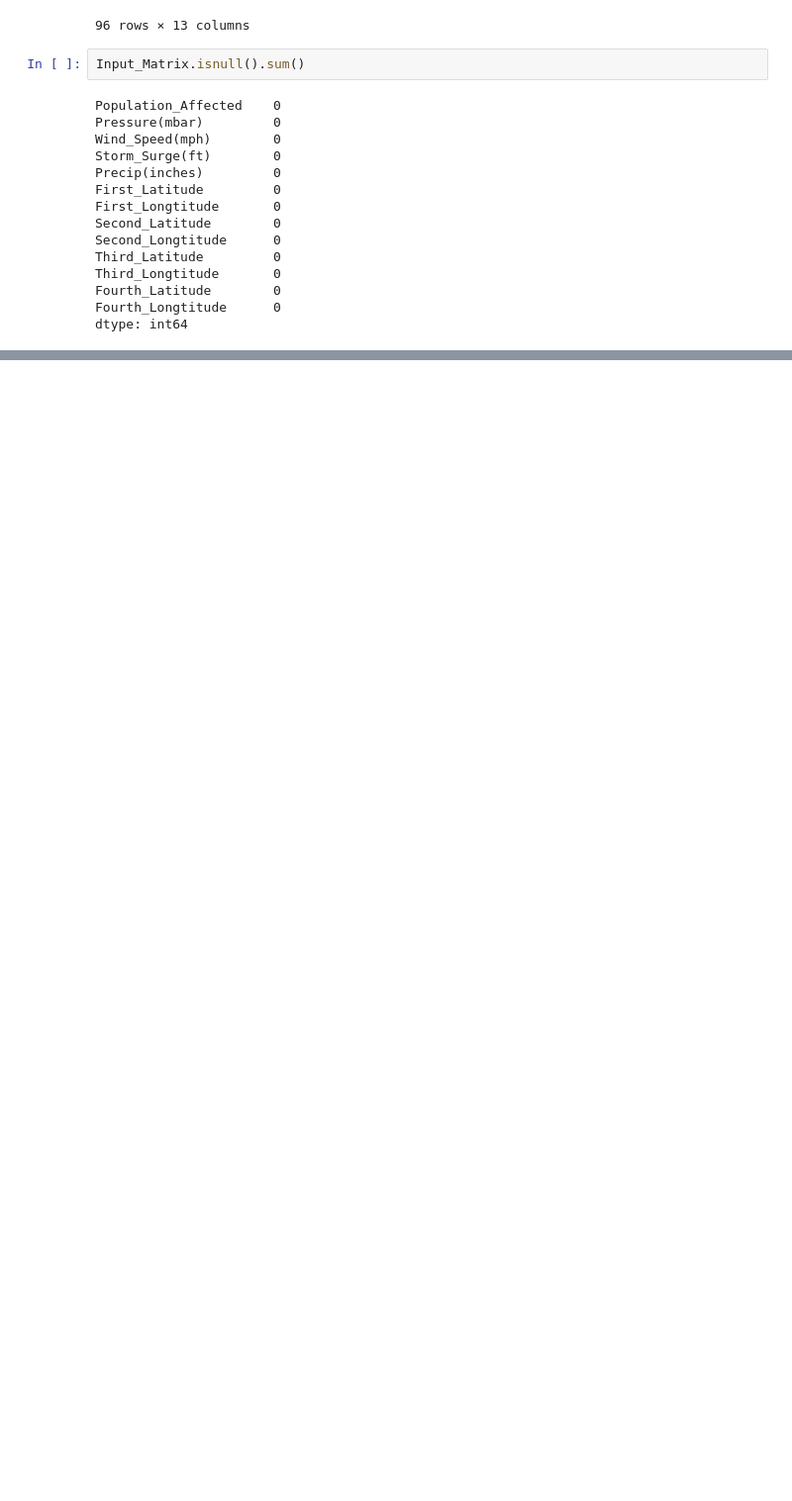
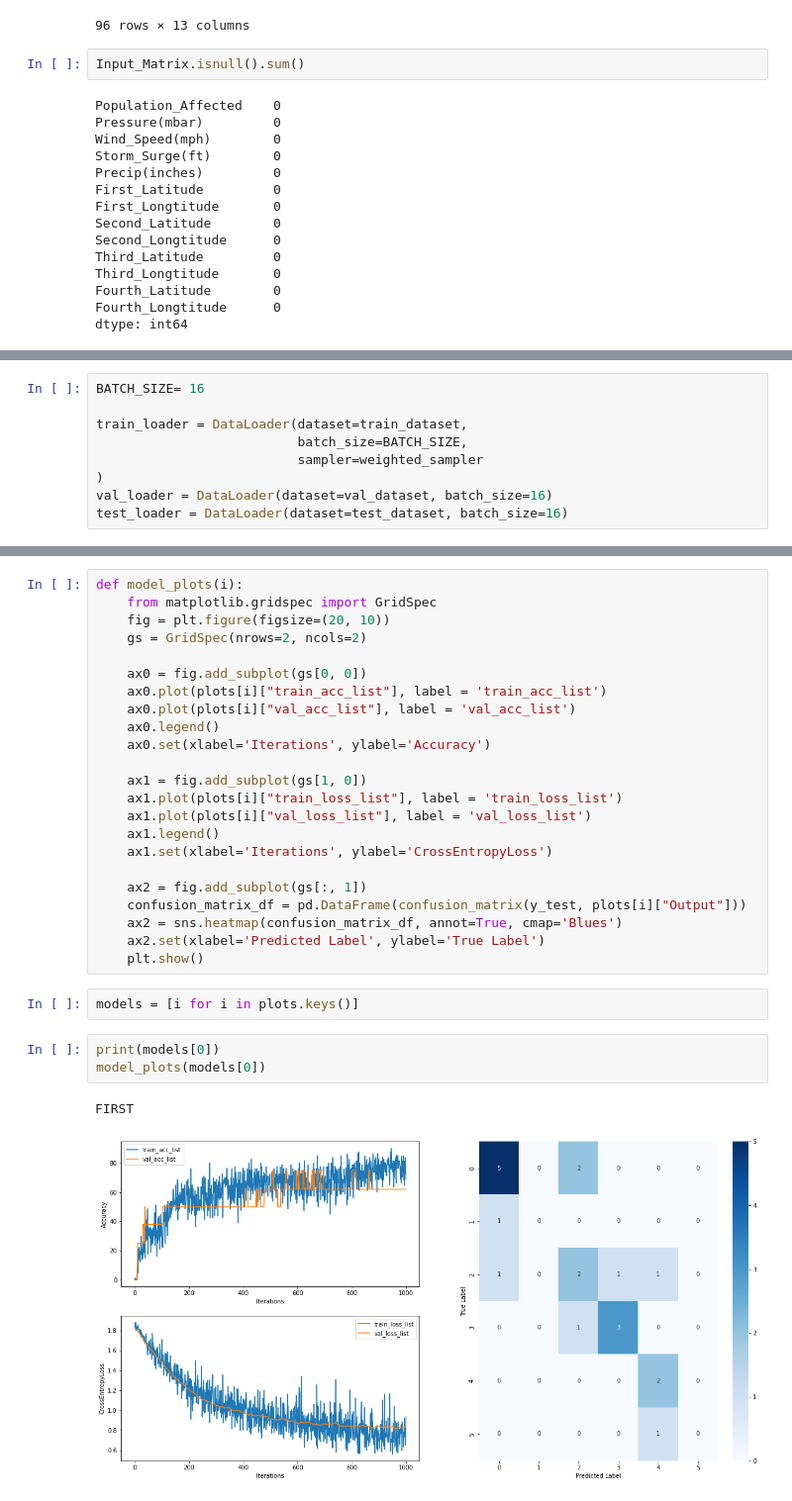
Before and after one commit to bharadwaj1098/Pyt-Ex, a Jupyter notebook: historic_data.ipynb, the cells around one changed output, grey strips where cells are left out. Shown: that part at 99% size. Cells and saved outputs as stored; diff of their text form; blank space fills up the shorter version.

```diff
--- a/historic_data.ipynb
+++ b/historic_data.ipynb
@@ -74,0 +222,9 @@ Target_Matrix
+# %%
+BATCH_SIZE= 16
+
+train_loader = DataLoader(dataset=train_dataset,
+                          batch_size=BATCH_SIZE,
+                          sampler=weighted_sampler
+)
+val_loader = DataLoader(dataset=val_dataset, batch_size=16)
+test_loader = DataLoader(dataset=test_dataset, batch_size=16)
@@ -74,0 +259,31 @@ Target_Matrix
+# %%
+def model_plots(i):
+    from matplotlib.gridspec import GridSpec
+    fig = plt.figure(figsize=(20, 10))
+    gs = GridSpec(nrows=2, ncols=2)
+
+    ax0 = fig.add_subplot(gs[0, 0])
+    ax0.plot(plots[i]["train_acc_list"], label = 'train_acc_list')
+    ax0.plot(plots[i]["val_acc_list"], label = 'val_acc_list')
+    ax0.legend()
+    ax0.set(xlabel='Iterations', ylabel='Accuracy')
+
+    ax1 = fig.add_subplot(gs[1, 0])
+    ax1.plot(plots[i]["train_loss_list"], label = 'train_loss_list')
+    ax1.plot(plots[i]["val_loss_list"], label = 'val_loss_list')
+    ax1.legend()
+    ax1.set(xlabel='Iterations', ylabel='CrossEntropyLoss')
+
+    ax2 = fig.add_subplot(gs[:, 1])
+    confusion_matrix_df = pd.DataFrame(confusion_matrix(y_test, plots[i]["Output"]))
+    ax2 = sns.heatmap(confusion_matrix_df, annot=True, cmap='Blues')
+    ax2.set(xlabel='Predicted Label', ylabel='True Label')
+    plt.show()
+# %%
+models = [i for i in plots.keys()]
+# %%
+print(models[0])
+model_plots(models[0])
+# %% [output]
+FIRST
+[figure, added]
```
Also changed, not shown: parts of 16 cells of this notebook, 3 other files.
